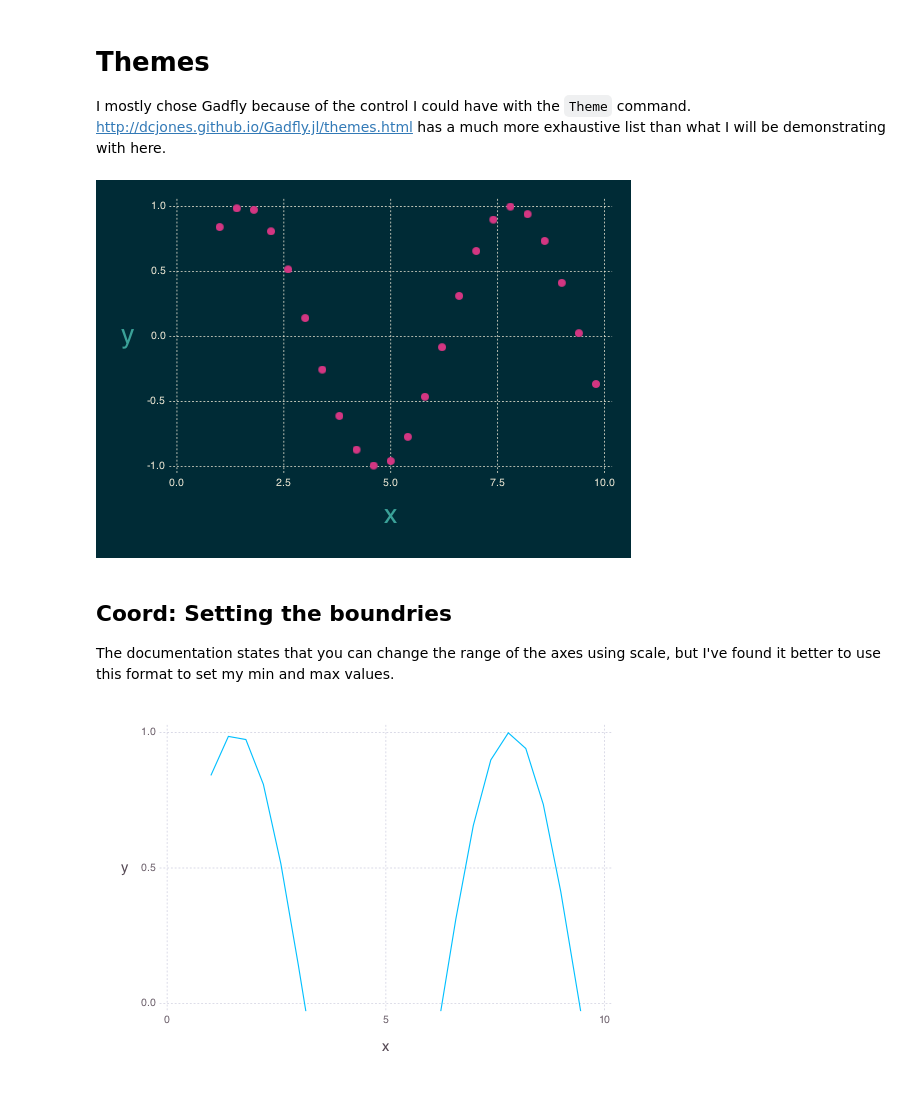
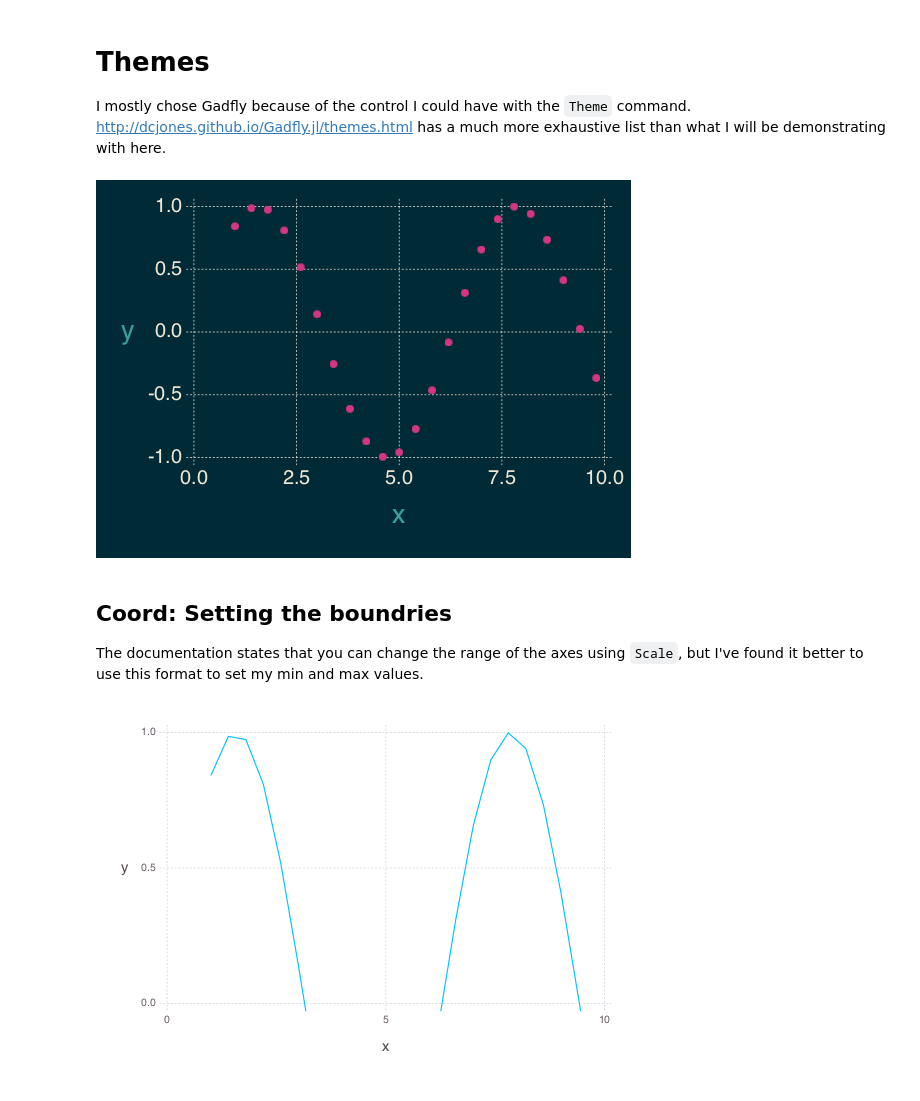
Before and after one commit to albi3ro/M4, a Jupyter notebook: Gadfly.ipynb, the cells around one changed output. Saved outputs shown, nothing was run; the diff lists cells and outputs as text; code cells hidden in the pictures.

```diff
--- a/Gadfly.ipynb
+++ b/Gadfly.ipynb
@@ -186,23 +185,24 @@ green=parse(Colorant,"#859900");
 # %%
 plot(x=x,y=y1,
     Theme(highlight_width=0pt, # lose the white ring around the points
     default_point_size=3pt,    # size of the dots
     default_color=magenta,     # color of the dots
     background_color=base03,   # ... background color ...
     grid_color=base2,     # the lines
     minor_label_color=base2,  # numbers on axes color
     key_label_color=base2, # color key numbers color
     key_title_color=cyan,  # label of color key color
     major_label_color=cyan, # axes label and title color
     major_label_font_size=20pt, # font size for axes label and title
+    minor_label_font_size=15pt, #font size for numbers on axes
     panel_opacity=1 #setting background to opaque
 );)
 # %% [output]
-[figure, old version]
+[figure, new version]
 # %% [markdown]
 ## Coord: Setting the boundries
 
-The documentation states that you can change the range of the axes using scale, but I've found it better to use this format to set my min and max values.
+The documentation states that you can change the range of the axes using `Scale`, but I've found it better to use this format to set my min and max values.
 # %%
 plot(x=x,y=y1,Geom.line,Coord.Cartesian(ymin=0,ymax=1,xmin=0,xmax=10))
 # %% [output]
```
Also changed, not shown: parts of 17 cells of this notebook, 2 other files.
